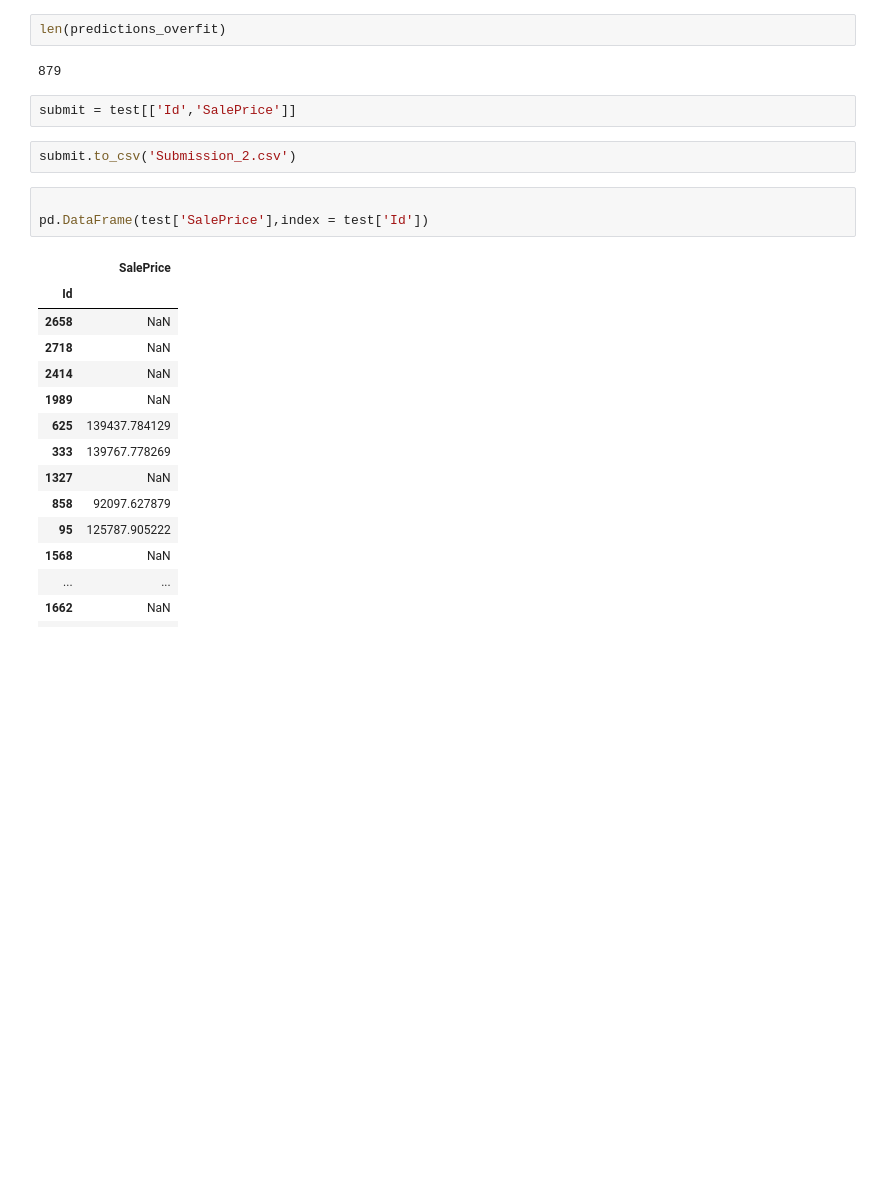
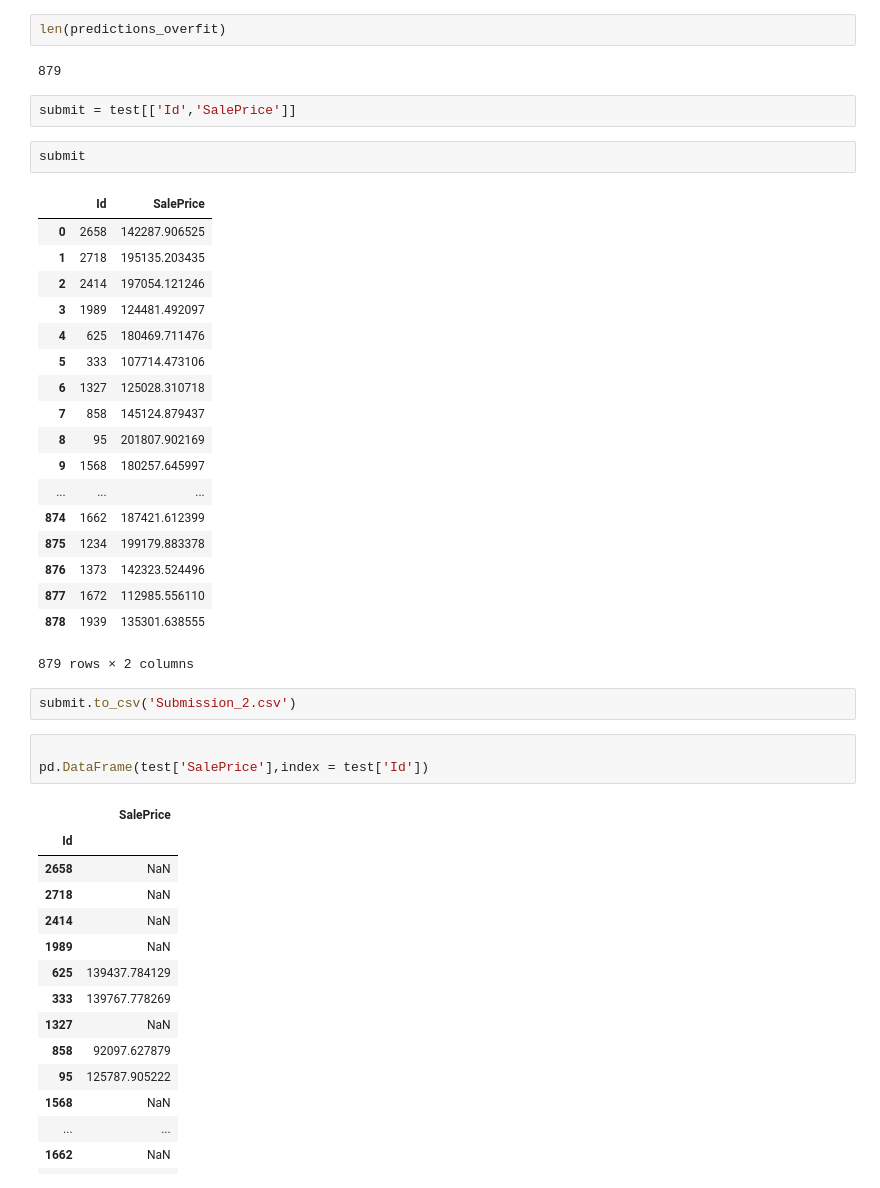
Before and after one commit to tbacas/Submissions, a Jupyter notebook: Kaggle Competition/In-class with Farshad.ipynb, the cells around one changed output. Saved outputs shown, nothing was run; the diff lists cells and outputs as text; blank space fills up the shorter version.

```diff
--- a/Kaggle Competition/In-class with Farshad.ipynb
+++ b/Kaggle Competition/In-class with Farshad.ipynb
@@ -167,6 +174,27 @@ len(predictions_overfit)
 879
 # %%
 submit = test[['Id','SalePrice']]
+# %%
+submit
+# %% [output]
+|  | Id | SalePrice |
+| 0 | 2658 | 142287.906525 |
+| 1 | 2718 | 195135.203435 |
+| 2 | 2414 | 197054.121246 |
+| 3 | 1989 | 124481.492097 |
+| 4 | 625 | 180469.711476 |
+| 5 | 333 | 107714.473106 |
+| 6 | 1327 | 125028.310718 |
+| 7 | 858 | 145124.879437 |
+| 8 | 95 | 201807.902169 |
+| 9 | 1568 | 180257.645997 |
+| ... | ... | ... |
+| 874 | 1662 | 187421.612399 |
+| 875 | 1234 | 199179.883378 |
+| 876 | 1373 | 142323.524496 |
+| 877 | 1672 | 112985.556110 |
+| 878 | 1939 | 135301.638555 |
+879 rows × 2 columns
 # %%
 submit.to_csv('Submission_2.csv')
 # %%
```
Also changed, not shown: parts of 16 cells of this notebook, 5 other files.
